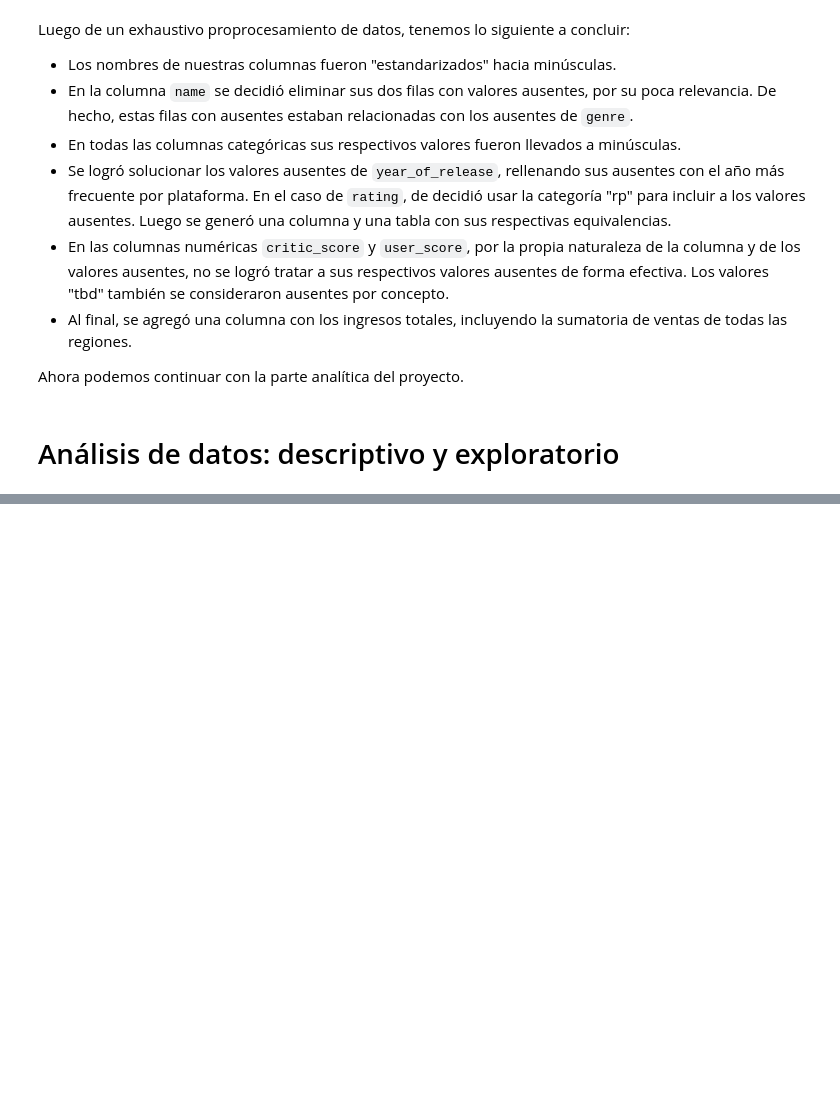
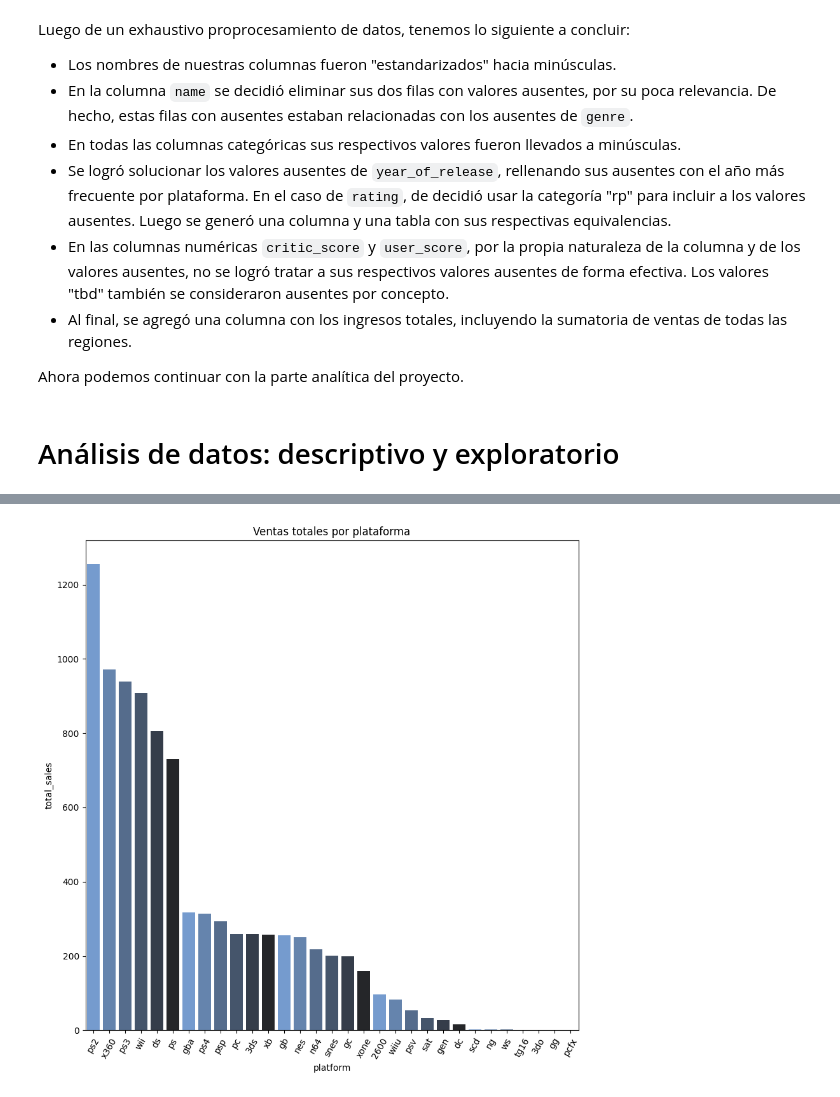
Before and after one commit to ChristianMartinezCaceres/Practicum-portfolio, a Jupyter notebook: 05_proyecto_integrado_1/880e6491-cf4d-49cf-bb3e-0f71d7ced7bd.ipynb, the cells around one changed output, grey strips where cells are left out. Drawn from its saved outputs; the diff is of its cells as text; code cells hidden in the pictures; blank space fills up the shorter version.

Commit message:
primera parte analisis de datos, plataformas potencialmente rentables

```diff
--- a/05_proyecto_integrado_1/880e6491-cf4d-49cf-bb3e-0f71d7ced7bd.ipynb
+++ b/05_proyecto_integrado_1/880e6491-cf4d-49cf-bb3e-0f71d7ced7bd.ipynb
@@ -732,0 +776,3 @@ Ahora podemos continuar con la parte analítica del proyecto.
+# %%
+sales_by_platform = games.groupby('platform')['total_sales'].sum().sort_values(ascending=False).reset_index()
+sales_by_platform.head(10)
@@ -732,0 +791,8 @@ Ahora podemos continuar con la parte analítica del proyecto.
+# %%
+plt.figure(figsize=(10,10))
+sns.barplot(data=sales_by_platform, x='platform', y='total_sales', palette=sns.dark_palette("#69d", reverse=True))
+plt.title('Ventas totales por plataforma')
+plt.xticks(rotation=60)
+plt.show()
+# %% [output]
+[figure, added]
```
Also changed, not shown: parts of 46 cells of this notebook.
